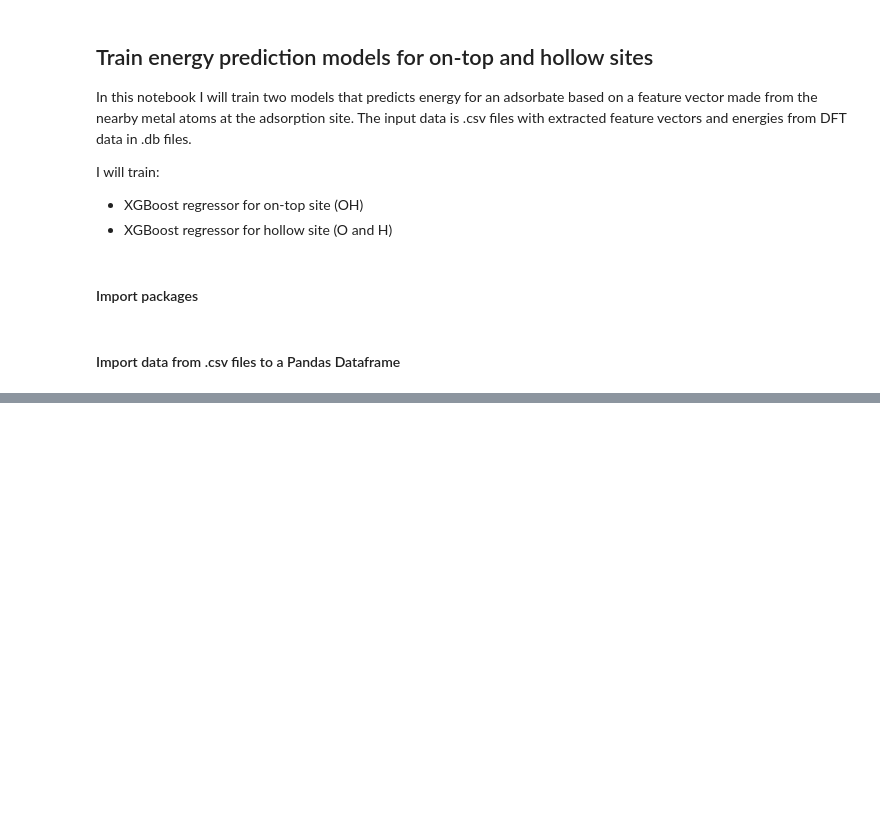
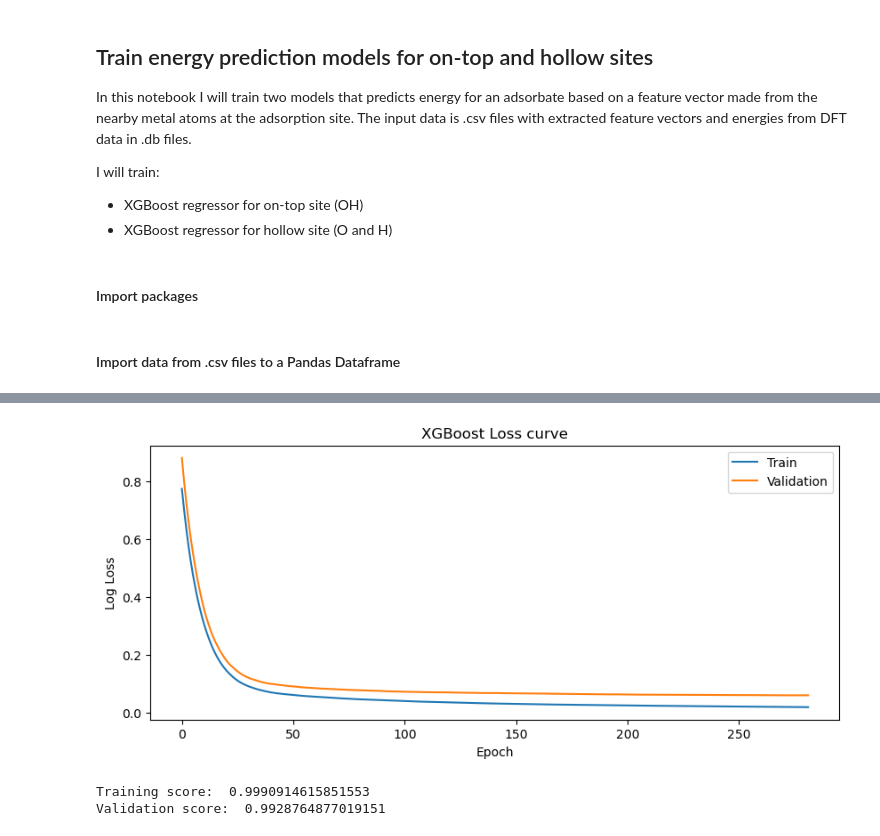
Before and after one commit to MarcusNoergaardWeng/Git_PUK, a Jupyter notebook: Notebooks/Train_Energy_Models.ipynb, the cells around one changed output, grey strips where cells are left out. Drawn from its saved outputs; the diff is of its cells as text; code cells hidden in the pictures; blank space fills up the shorter version.

Commit message:
ML resultater! + Parity plot

```diff
--- a/Notebooks/Train_Energy_Models.ipynb
+++ b/Notebooks/Train_Energy_Models.ipynb
@@ -64,0 +82,21 @@ val, test = train_test_split(val_test, test_size=0.5)
+# %%
+# Prepare data for XGBoost
+
+#shuffle and split
+X_train, X_val_test, y_train, y_val_test = train_test_split(X, y, test_size = 0.2)
+X_val, X_test, y_val, y_test = train_test_split(X_val_test, y_val_test, test_size = 0.5)
+
+# Prepare XGBoost
+eval_set = [(X_train, y_train), (X_val, y_val)]
+XGBModel =  XGBRegressor(learning_rate = 0.1 #learning rate
+                                , max_depth = 5     #maximum tree depth
+                                , n_estimators = 500 #number of boosting rounds
+                                , early_stopping_rounds = 5
+                                , n_jobs = 8 #number of threads
+                                , use_label_encoder = False)
+
+XGBModel.fit(X_train, y_train
+                       , eval_set = eval_set
+                       , early_stopping_rounds = 5
+                       , eval_metric = ["mae"]
+                       , verbose = True) #evals
@@ -64,0 +147,12 @@ val, test = train_test_split(val_test, test_size=0.5)
+# %%
+learning_curve(XGBModel)
+
+score = XGBModel.score(X_train, y_train) #Det må man ikke før den er blevet trænet
+print("Training score: ", score)
+
+score = XGBModel.score(X_val, y_val) #Det må man ikke før den er blevet trænet
+print("Validation score: ", score)
+# %% [output]
+[figure, added]
+Training score:  0.9990914615851553
+Validation score:  0.9928764877019151
```
Also changed, not shown: parts of 12 cells of this notebook, 5 other files.
